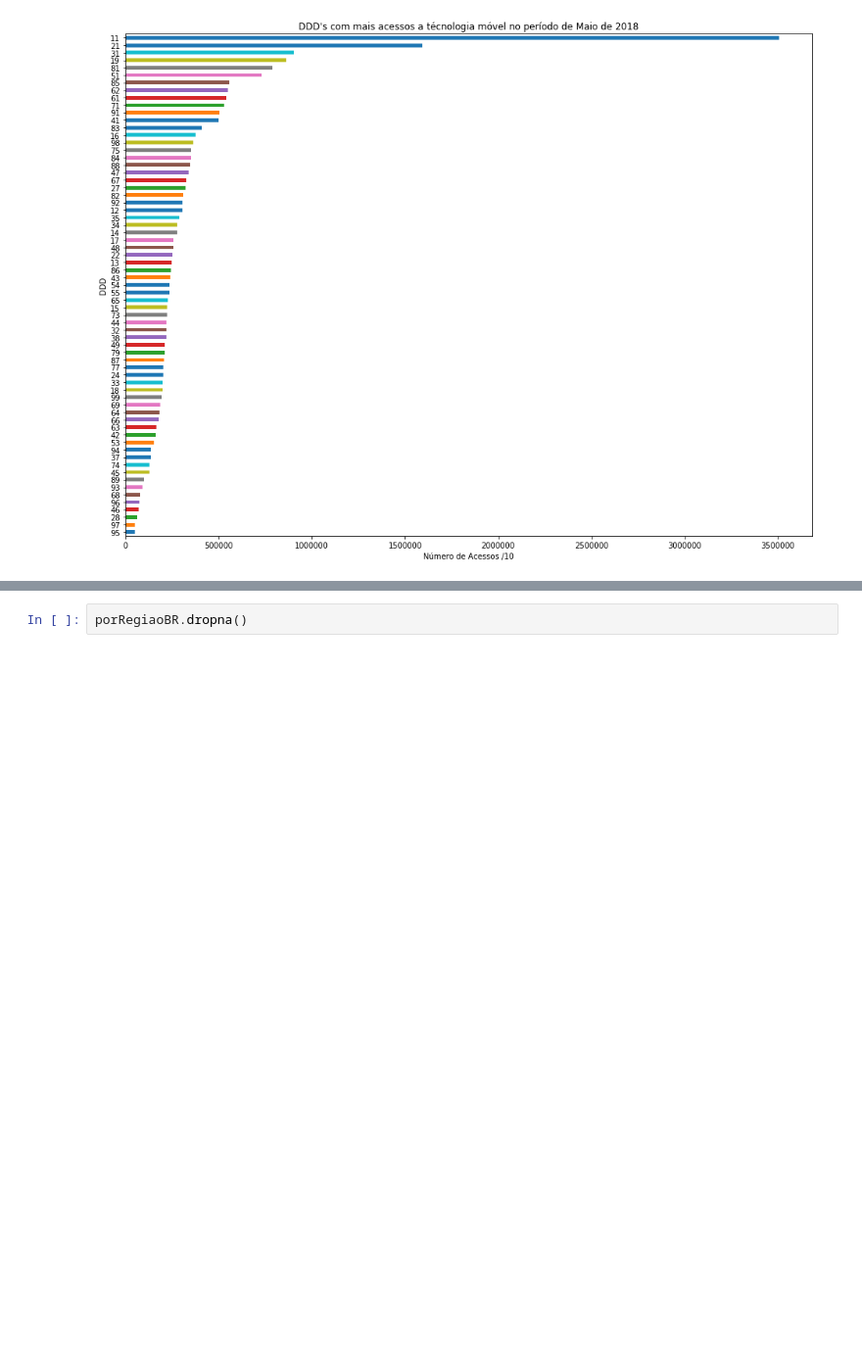
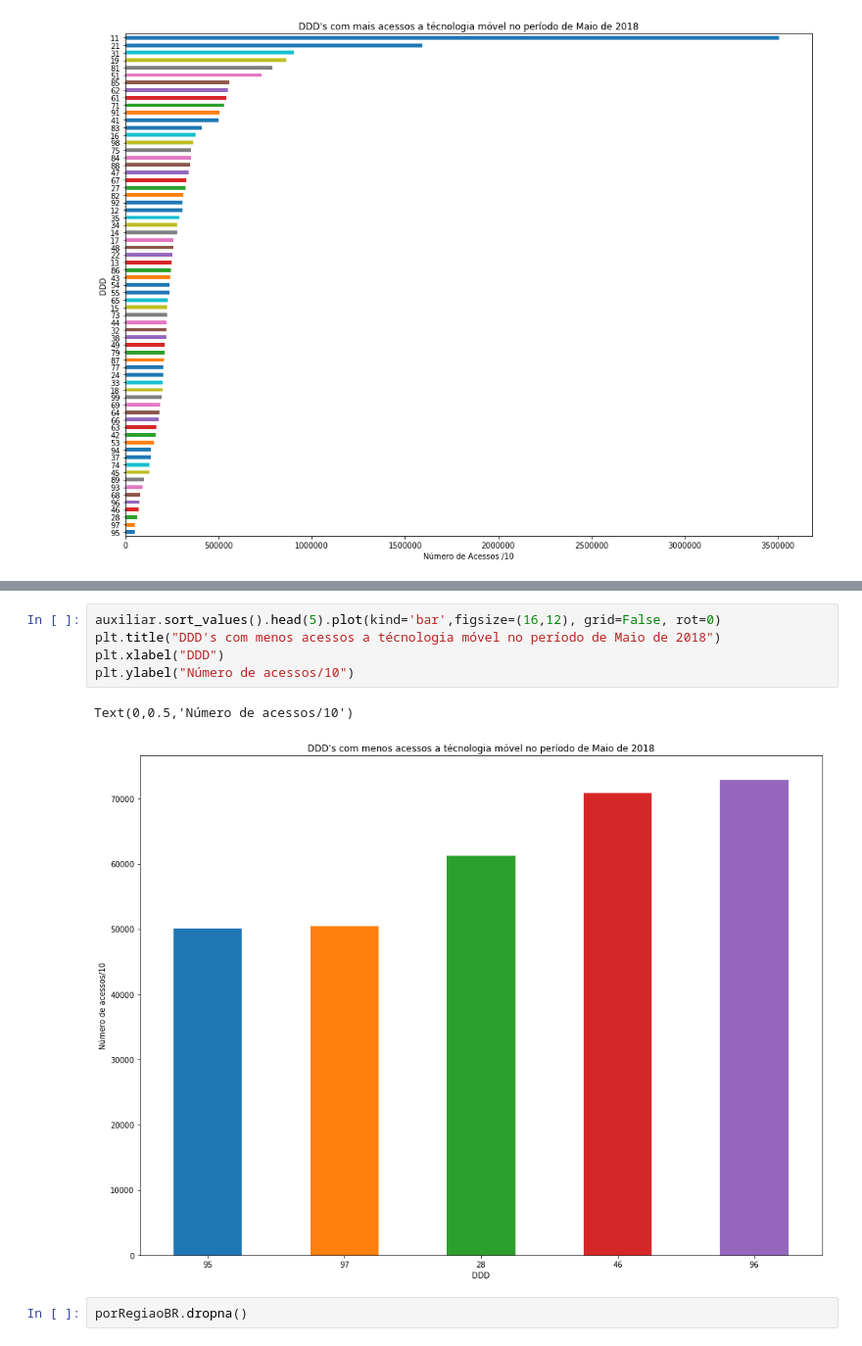
Before and after one commit to WanderWashington/AnaliseAnatel, a Jupyter notebook: Resultados.ipynb, the cells around one changed output, grey strips where cells are left out. Shown at 98% size. Saved outputs shown, nothing was run; the diff lists cells and outputs as text; blank space fills up the shorter version.

```diff
--- a/Resultados.ipynb
+++ b/Resultados.ipynb
@@ -222,3 +221,11 @@ Text(0,0.5,'DDD')
+# %%
+auxiliar.sort_values().head(5).plot(kind='bar',figsize=(16,12), grid=False, rot=0)
+plt.title("DDD's com menos acessos a técnologia móvel no período de Maio de 2018")
+plt.xlabel("DDD")
+plt.ylabel("Número de acessos/10")
+# %% [output]
+Text(0,0.5,'Número de acessos/10')
+[figure, added]
 # %%
 porRegiaoBR.dropna()
 # %% [output]
```
Also changed, not shown: parts of 2 cells of this notebook.
